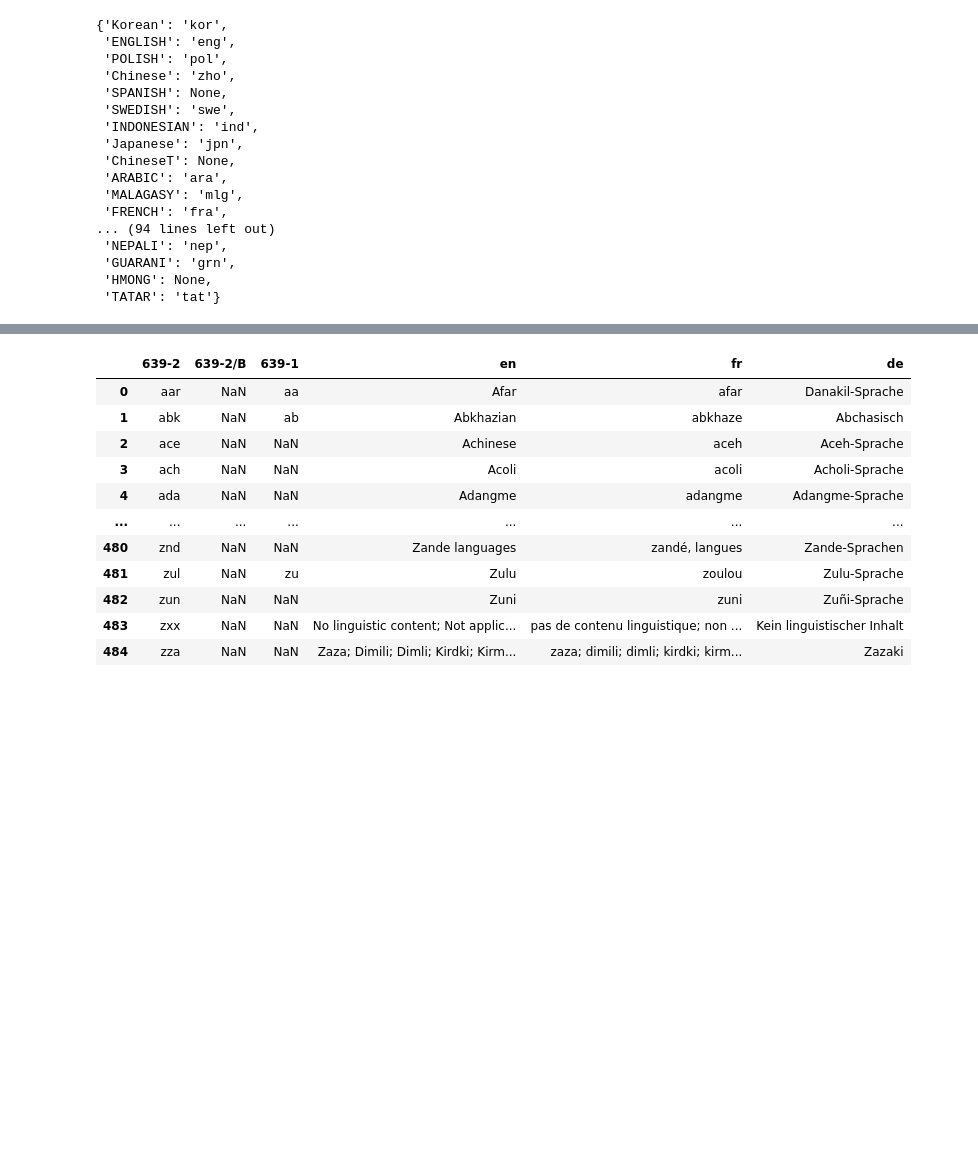
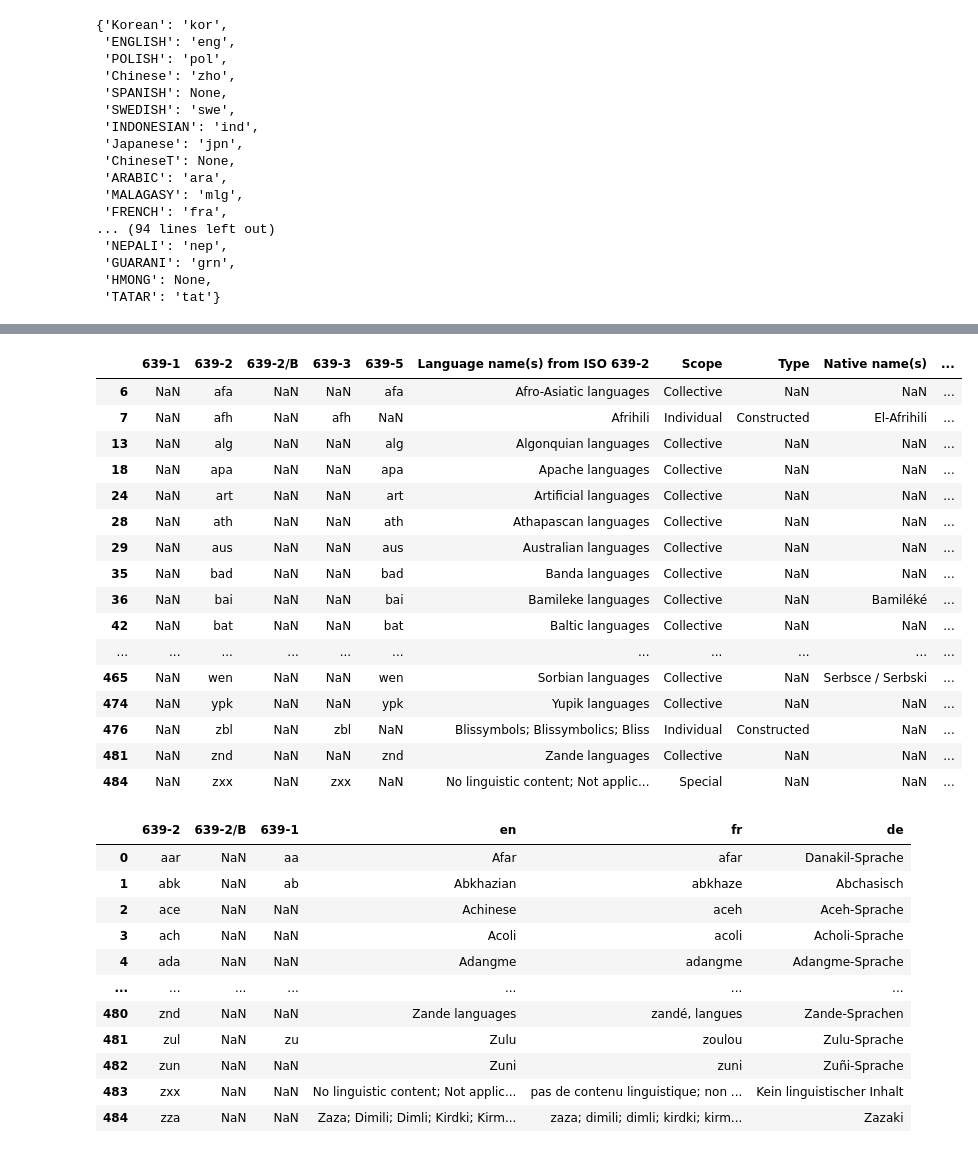
Before and after one commit to averykhoo/language-identification, a Jupyter notebook: iso639/Untitled.ipynb, the cells around one changed output, grey strips where cells are left out. Drawn from its saved outputs; the diff is of its cells as text; code cells hidden in the pictures; blank space fills up the shorter version.

```diff
--- a/iso639/Untitled.ipynb
+++ b/iso639/Untitled.ipynb
@@ -184,3 +222,23 @@ lang_codes = {
+# %%
+df[df['Scripts'].isna()]
+# %% [output]
+|  | 639-1 | 639-2 | 639-2/B | 639-3 | 639-5 | Language name(s) from ISO 639-2 | Scope | Type | Native name(s) | ... |
+| 6 | NaN | afa | NaN | NaN | afa | Afro-Asiatic languages | Collective | NaN | NaN | ... |
+| 7 | NaN | afh | NaN | afh | NaN | Afrihili | Individual | Constructed | El-Afrihili | ... |
+| 13 | NaN | alg | NaN | NaN | alg | Algonquian languages | Collective | NaN | NaN | ... |
+| 18 | NaN | apa | NaN | NaN | apa | Apache languages | Collective | NaN | NaN | ... |
+| 24 | NaN | art | NaN | NaN | art | Artificial languages | Collective | NaN | NaN | ... |
+| 28 | NaN | ath | NaN | NaN | ath | Athapascan languages | Collective | NaN | NaN | ... |
+| 29 | NaN | aus | NaN | NaN | aus | Australian languages | Collective | NaN | NaN | ... |
+| 35 | NaN | bad | NaN | NaN | bad | Banda languages | Collective | NaN | NaN | ... |
+| 36 | NaN | bai | NaN | NaN | bai | Bamileke languages | Collective | NaN | Bamiléké | ... |
+| 42 | NaN | bat | NaN | NaN | bat | Baltic languages | Collective | NaN | NaN | ... |
+| ... | ... | ... | ... | ... | ... | ... | ... | ... | ... | ... |
+| 465 | NaN | wen | NaN | NaN | wen | Sorbian languages | Collective | NaN | Serbsce / Serbski | ... |
+| 474 | NaN | ypk | NaN | NaN | ypk | Yupik languages | Collective | NaN | NaN | ... |
+| 476 | NaN | zbl | NaN | zbl | NaN | Blissymbols; Blissymbolics; Bliss | Individual | Constructed | NaN | ... |
+| 481 | NaN | znd | NaN | NaN | znd | Zande languages | Collective | NaN | NaN | ... |
+| 484 | NaN | zxx | NaN | zxx | NaN | No linguistic content; Not applic... | Special | NaN | NaN | ... |
 # %%
 1/0
 # %%
```
Also changed, not shown: parts of 6 cells of this notebook, 8 other files.
